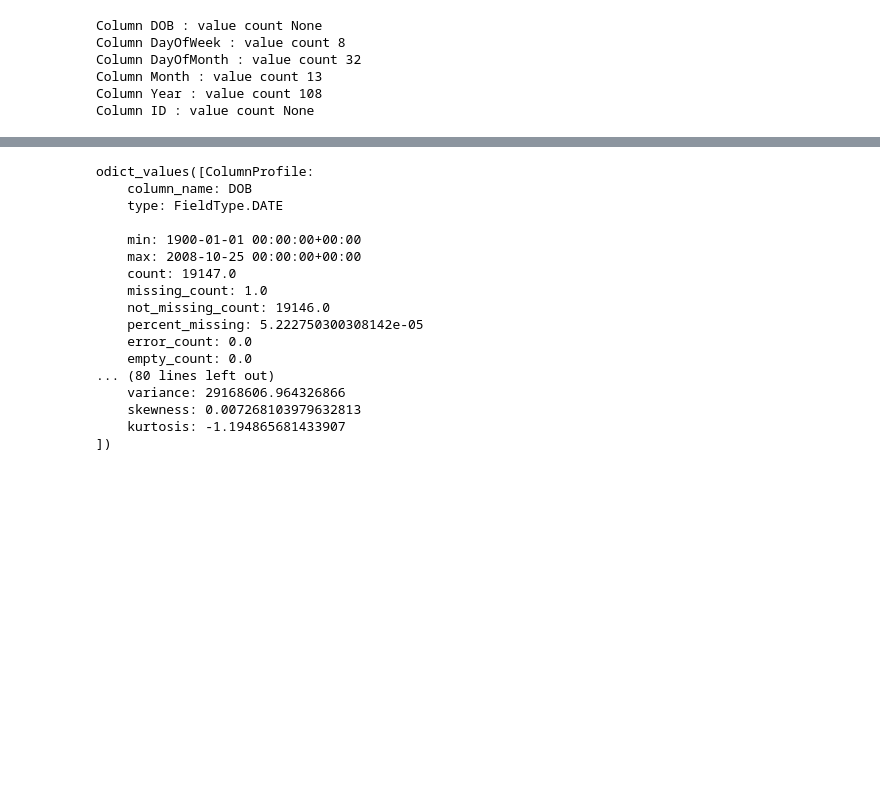
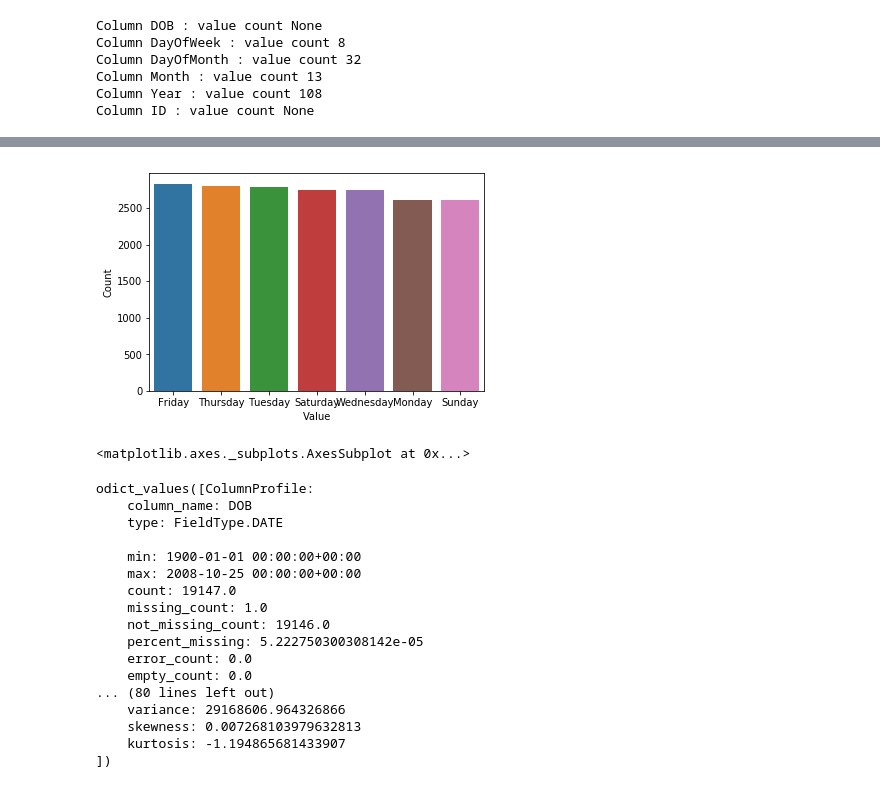
Before and after one commit to Smartitect/dataprep, a Jupyter notebook: X_Data Profiling.ipynb, the cells around one changed output, grey strips where cells are left out. Cells and saved outputs as stored; diff of their text form; code cells hidden in the pictures; blank space fills up the shorter version.

```diff
--- a/X_Data Profiling.ipynb
+++ b/X_Data Profiling.ipynb
@@ -152,3 +164,11 @@ Column Year : value 2000 : count 1
+# %%
+plot = plotValueCounts(dataProfile, 'DayOfWeek')
+# %% [output]
+[figure, added]
+# %%
+plot
+# %% [output]
+<matplotlib.axes._subplots.AxesSubplot at 0x...>
 # %%
 dataProfileValues = dataProfile.columns.values()
 # %%
```
Also changed, not shown: parts of 9 cells of this notebook, 6 other files.
